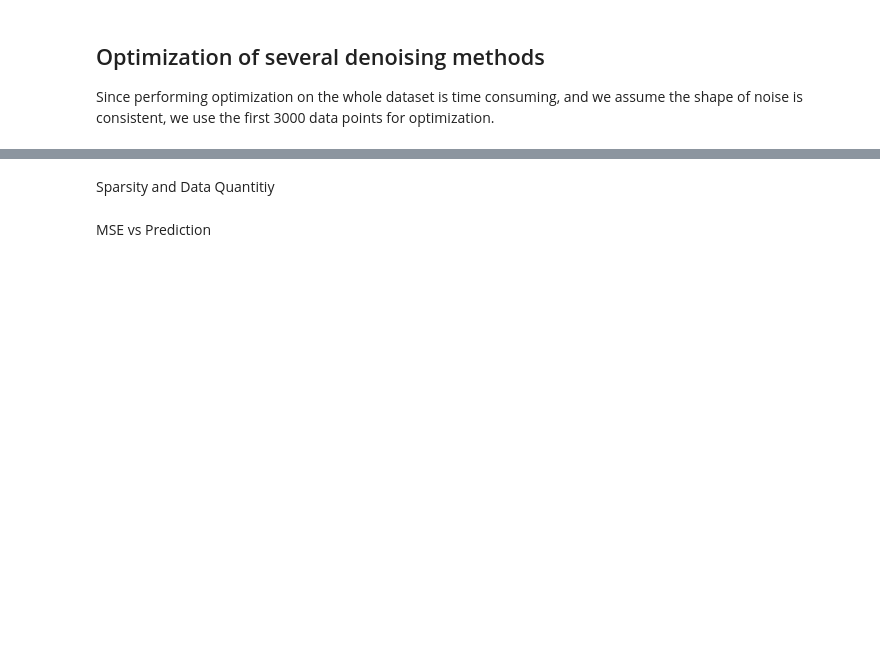
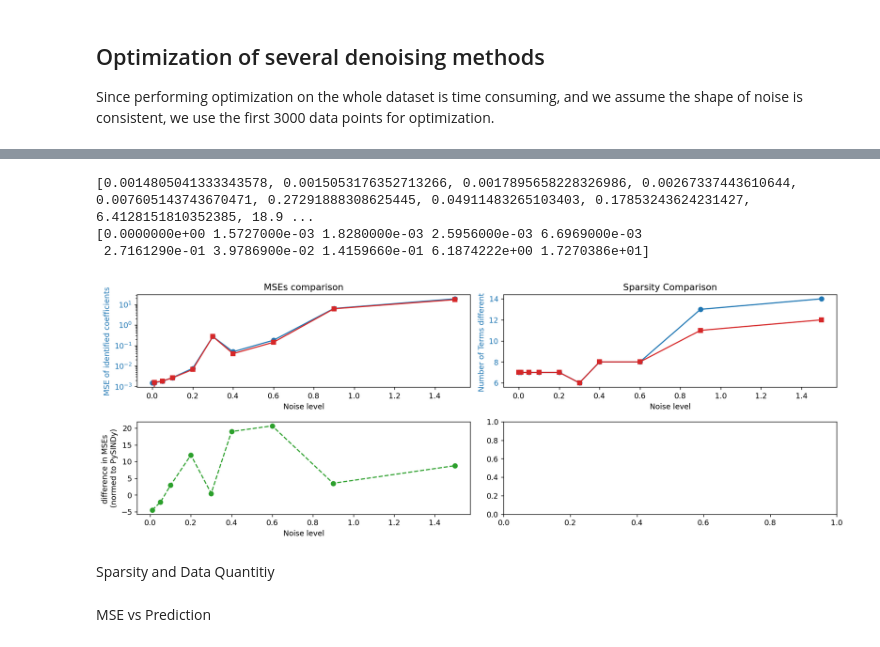
Before and after one commit to alexje76/SINDY-Noise-Investigation, a Jupyter notebook: test.ipynb, the cells around one changed output, grey strips where cells are left out. Cells and saved outputs as stored; diff of their text form; code cells hidden in the pictures; blank space fills up the shorter version.

```diff
--- a/test.ipynb
+++ b/test.ipynb
@@ -427,3 +415,54 @@ plt.show()
+# %%
+logy = True
+logx = False
+sparsity = True
+
+# 1. Create a figure with two subplots side-by-side
+fig, ((ax_MSEs, ax_sparsity), (ax_diff_MSEs, ax_extra)) = plt.subplots(2, 2, figsize=(14, 5), dpi=128)
+
+MSEs_ours = np.array(MSEs_ours).round(7)
+# --- LEFT PLOT: Original SINDy ---
+# MSE on left y-axis
+ax_MSEs.plot(noise_levels, MSEs, marker="o", color="tab:blue", label="PySINDY")
+ax_MSEs.plot(noise_levels, MSEs_ours, marker="s", color="tab:red", label="ours")
+ax_MSEs.set_xlabel("Noise level")
+ax_MSEs.set_ylabel("MSE of identified coefficients", color="tab:blue")
+ax_MSEs.tick_params(axis='y', labelcolor="tab:blue")
+ax_MSEs.set_title("MSEs comparison")
+if logx:
+    ax_MSEs.set_xscale('log')
+if logy:
+    ax_MSEs.set_yscale('log')
+
+print(MSEs)
+# --- RIGHT PLOT: Our SINDy ---
+# MSE on left y-axis
+print(MSEs_ours)
+ax_sparsity.plot(noise_levels, term_nums, marker="o", color="tab:blue", label="PySINDY")
+ax_sparsity.plot(noise_levels, term_nums_ours, marker="s", color="tab:red", label="ours")
+ax_sparsity.set_xlabel("Noise level")
+ax_sparsity.set_ylabel("Number of Terms different ", color="tab:blue")
+ax_sparsity.tick_params(axis='y', labelcolor="tab:blue")
+ax_sparsity.set_title("Sparsity Comparison")
+if logx:
+    ax_sparsity.set_xscale('log')
+
+
+
+
+#Plot difference#
+diff = (MSEs - np.array(MSEs_ours).round(7))/MSEs *100
+ax_diff_MSEs.plot(noise_levels[1:], diff[1:], marker="o", color="tab:green", ls="--", label ="Difference between MSEs")
+ax_diff_MSEs.set_ylabel("difference in MSEs \n(normed to PySINDy)")
+ax_diff_MSEs.set_xlabel("Noise level")
+# 4. Final formatting
+fig.tight_layout()
+plt.show()
+# %% [output]
+[0.0014805041333343578, 0.0015053176352713266, 0.0017895658228326986, 0.00267337443610644, 0.007605143743670471, 0.27291888308625445, 0.04911483265103403, 0.17853243624231427, 6.4128151810352385, 18.9 ...
+[0.0000000e+00 1.5727000e-03 1.8280000e-03 2.5956000e-03 6.6969000e-03
+ 2.7161290e-01 3.9786900e-02 1.4159660e-01 6.1874222e+00 1.7270386e+01]
+[figure, added]
 # %% [markdown]
 Sparsity and Data Quantitiy
 # %% [markdown]
```
Also changed, not shown: parts of 11 cells of this notebook.
